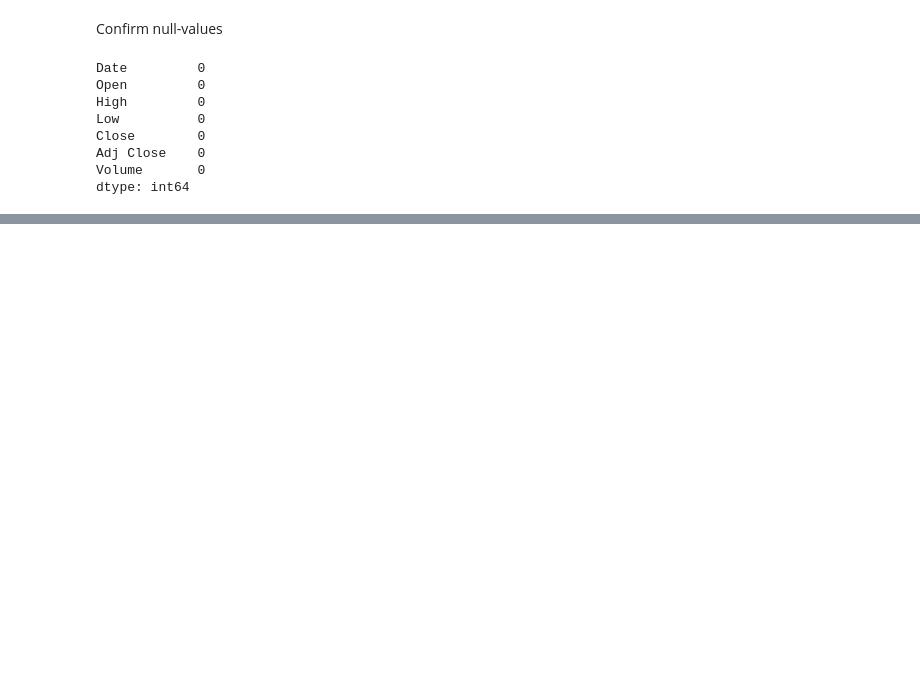
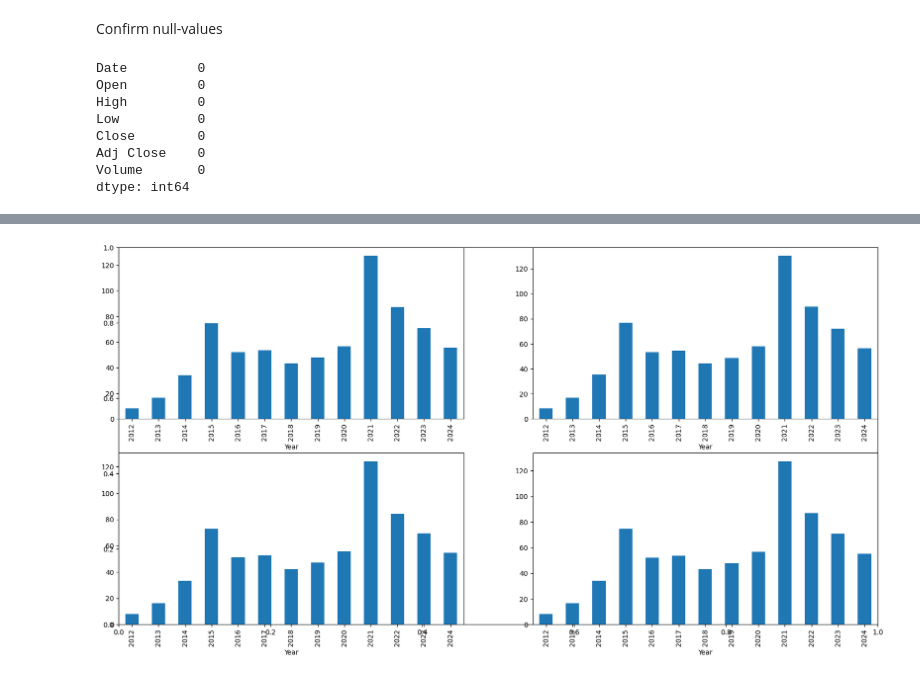
Before and after one commit to aMetini/Stock_Prediction, a Jupyter notebook: stock_price_predictor.ipynb, the cells around one changed output, grey strips where cells are left out. Saved outputs shown, nothing was run; the diff lists cells and outputs as text; code cells hidden in the pictures; blank space fills up the shorter version.

```diff
--- a/stock_price_predictor.ipynb
+++ b/stock_price_predictor.ipynb
@@ -99,0 +151,3 @@ plt.show()
+# %%
+amba['is_quarter_end'] = np.where(amba['Month']%3==0, 1, 0)
+amba.head()
@@ -99,0 +181,12 @@ plt.show()
+# %%
+data_grouped = amba.filter(items=["Year", "Open", "High", "Low", "Close"]).groupby("Year").mean()
+#data_grouped = amba.groupby('Year').mean()
+
+plt.subplots(figsize=(20,10))
+
+for i, col in enumerate(['Open', 'High', 'Low', 'Close']):
+  plt.subplot(2,2,i+1)
+  data_grouped[col].plot.bar()
+plt.show()
+# %% [output]
+[figure, added]
```
Also changed, not shown: parts of 6 cells of this notebook, 1 other file.
